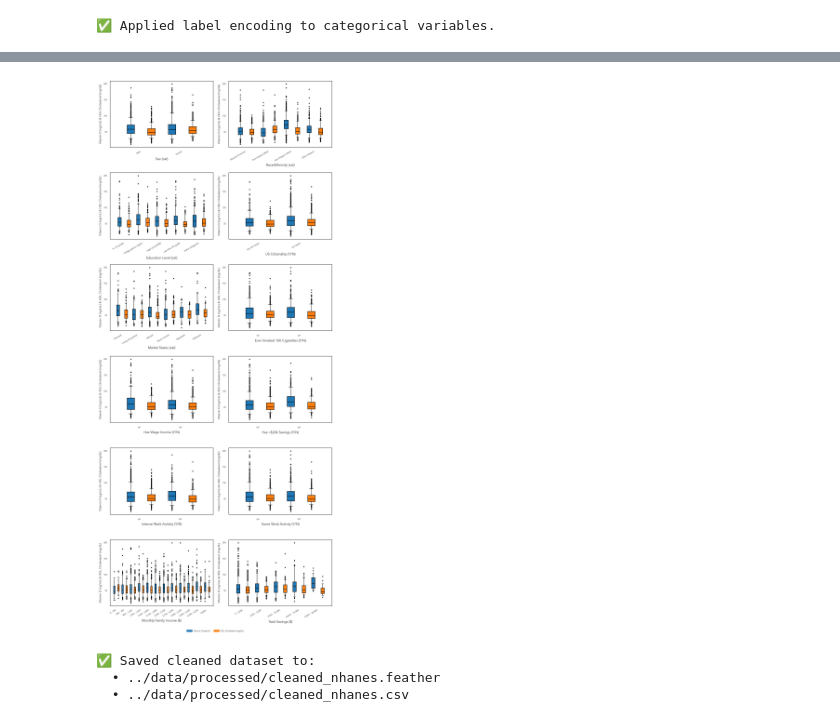
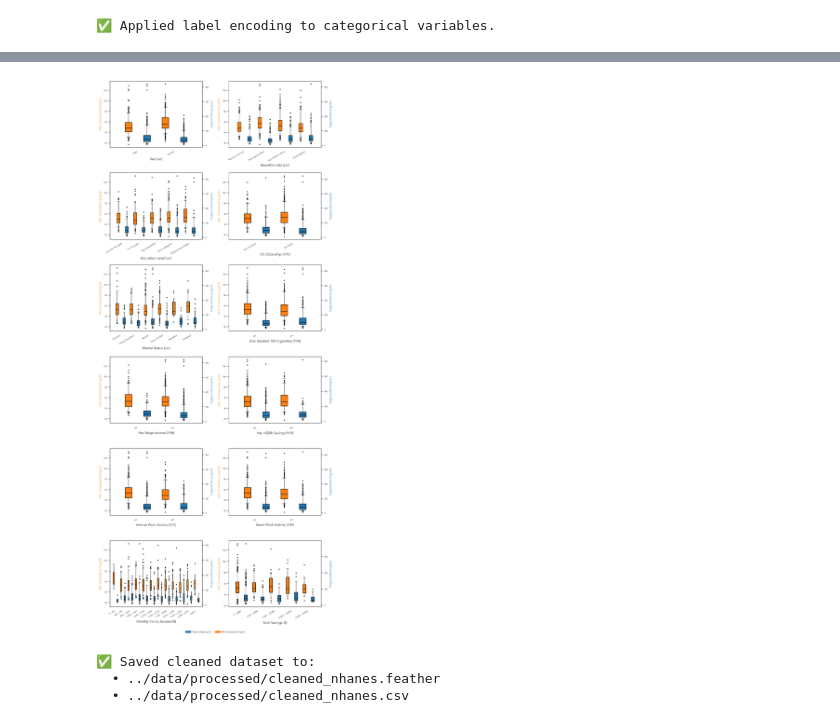
Before and after one commit to ahollyday/nhanes-health-regression, a Jupyter notebook: notebooks/01_eda_targets_cut.ipynb, the cells around one changed output, grey strips where cells are left out. Drawn from its saved outputs; the diff is of its cells as text; code cells hidden in the pictures.

```diff
--- a/notebooks/01_eda_targets_cut.ipynb
+++ b/notebooks/01_eda_targets_cut.ipynb
@@ -410,7 +530,7 @@ num_features = [
     if col in df_model.columns and col != 'SEQN'
 ]
 
-target_vars = ['vitamin_d', 'hdl_cholesterol']
+target_vars = ['triglycerides', 'hdl_cholesterol']
 
 # === Force categorical dtype for all cat features
 df_model[cat_features] = df_model[cat_features].astype('category')
@@ -473,7 +593,7 @@ for col, order in manual_orders.items():
 # Plot distributions of numeric featurees
 
 # === Features to plot (excluding ID + targets) ===
-features = [col for col in df_model.columns if col not in ['SEQN', 'vitamin_d', 'hdl_cholesterol']]
+features = [col for col in df_model.columns if col not in ['SEQN', 'triglycerides', 'hdl_cholesterol']]
 
 # === Subplot layout ===
 n_cols = 4
@@ -554,7 +676,7 @@ corr.index = renamed
 corr.columns = renamed
 
 # === Define target variable display names
-target_labels = [display_name_map[t] for t in ['vitamin_d', 'hdl_cholesterol']]
+target_labels = [display_name_map[t] for t in ['triglycerides', 'hdl_cholesterol']]
 target_rows = [corr.index.get_loc(t) for t in target_labels]
 
 # === Mask upper triangle
@@ -612,7 +734,7 @@ plt.show()
 # %%
 # === Define consistent color palette keyed by raw column names ===
 target_colors = {
-    'vitamin_d': '#1f77b4',        # blue
+    'triglycerides': '#1f77b4',        # blue
     'hdl_cholesterol': '#ff7f0e',  # orange
 }
 # %%
@@ -784,15 +908,17 @@ base_box_param = dict(
 )
 
 space = 0.25
-offsets = [-space, space]  # Just two offsets for two targets
+offsets = [-space, space]  # Left: triglycerides, Right: HDL
 
 for i, cat in enumerate(plot_cat_features):
-    ax = axes[i]
+    ax_left = axes[i]
+    ax_right = ax_left.twinx()
 
     categories = df_model[cat].cat.categories.tolist()
     nb_groups = len(categories)
     if nb_groups < 2:
-        ax.axis('off')
+        ax_left.axis('off')
+        ax_right.axis('off')
         continue
 
     # Gather per-category data for each target
@@ -801,53 +927,69 @@ for i, cat in enumerate(plot_cat_features):
         for t in target_vars
     }
 
-    # Plot left y-axis targets (HDL + Triglycerides)
-    for idx, t in enumerate(target_vars):
-        data = target_data[t]
-        valid_data = [d for d in data if len(d) > 0]
-        valid_pos = [p for d, p in zip(data, np.arange(nb_groups) + offsets[idx]) if len(d) > 0]
-        if valid_data:
-            ax.boxplot(valid_data, positions=valid_pos,
-                       boxprops=dict(facecolor=target_colors[t]), **base_box_param)
+    # Plot left y-axis (Triglycerides)
+    t_left = target_vars[1]
+    data = target_data[t_left]
+    valid_data = [d for d in data if len(d) > 0]
+    valid_pos = [p for d, p in zip(data, np.arange(nb_groups) + offsets[0]) if len(d) > 0]
+    if valid_data:
+        ax_left.boxplot(valid_data, positions=valid_pos,
+                        boxprops=dict(facecolor=target_colors[t_left]), **base_box_param)
 
-    # X and Y labels
-    ax.set_xticks(np.arange(nb_groups))
-    ax.set_xticklabels(categories, rotation=30, ha='right')
-    ax.set_xlabel(display_name_map.get(cat, cat), fontproperties=avenir_font, fontsize=8)
-    ax.set_ylabel(
-        f"{display_name_map[target_vars[0]]} & {display_name_map[target_vars[1]]}",
-        fontproperties=avenir_font, fontsize=7
+    # Plot right y-axis (HDL)
+    t_right = target_vars[0]
+    data = target_data[t_right]
+    valid_data = [d for d in data if len(d) > 0]
+    valid_pos = [p for d, p in zip(data, np.arange(nb_groups) + offsets[1]) if len(d) > 0]
+    if valid_data:
+        ax_right.boxplot(valid_data, positions=valid_pos,
+                         boxprops=dict(facecolor=target_colors[t_right]), **base_box_param)
+
+    # X-axis and Y labels
+    ax_left.set_xticks(np.arange(nb_groups))
+    ax_left.set_xticklabels(categories, rotation=30, ha='right')
+    ax_left.set_xlabel(display_name_map.get(cat, cat), fontproperties=avenir_font, fontsize=8)
+
+    ax_left.set_ylabel(
+        display_name_map[t_left],
+        fontproperties=avenir_font, fontsize=7, color=target_colors[t_left]
+    )
+    ax_right.set_ylabel(
+        display_name_map[t_right],
+        fontproperties=avenir_font, fontsize=7, color=target_colors[t_right]
     )
 
-    # Tick font
-    for tick in ax.get_xticklabels() + ax.get_yticklabels():
+    # Tick font properties
+    for tick in ax_left.get_xticklabels() + ax_left.get_yticklabels():
+        tick.set_fontproperties(avenir_font_small)
+    for tick in ax_right.get_yticklabels():
         tick.set_fontproperties(avenir_font_small)
 
 # Turn off unused subplots
 for j in range(i + 1, len(axes)):
     axes[j].axis('off')
 
 # Shared legend
 handles = [
     plt.Line2D([0], [0], color=target_colors[t], lw=5, label=display_name_map[t])
     for t in target_vars
 ]
 fig.legend(
     handles=handles,
     title=None,
     fontsize=6,
     title_fontsize=7,
     loc='lower center',
     bbox_to_anchor=(0.5, 0.04),
     ncol=2,
     frameon=False,
     prop=avenir_font_small
 )
 
 plt.tight_layout(rect=[0, 0.05, 1, 1])
 plt.show()
 # %% [output]
-[figure, old version]
+[figure, new version]
 # %%
 # Output directory
 output_path = Path("../data/processed")
```
Also changed, not shown: parts of 15 cells of this notebook, 10 other files.
